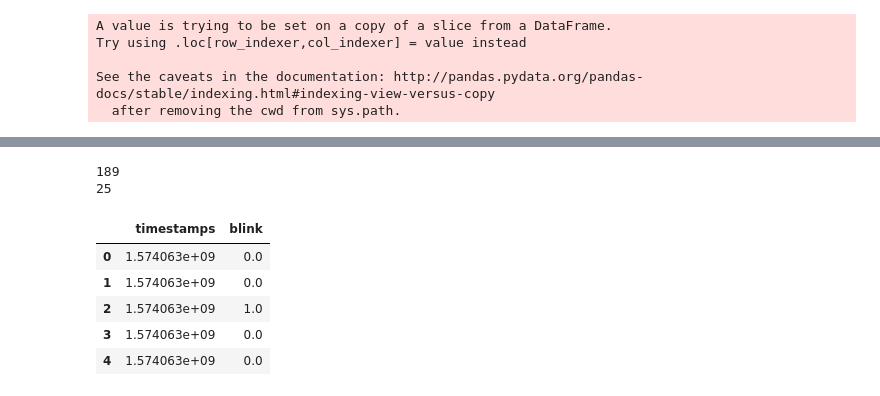
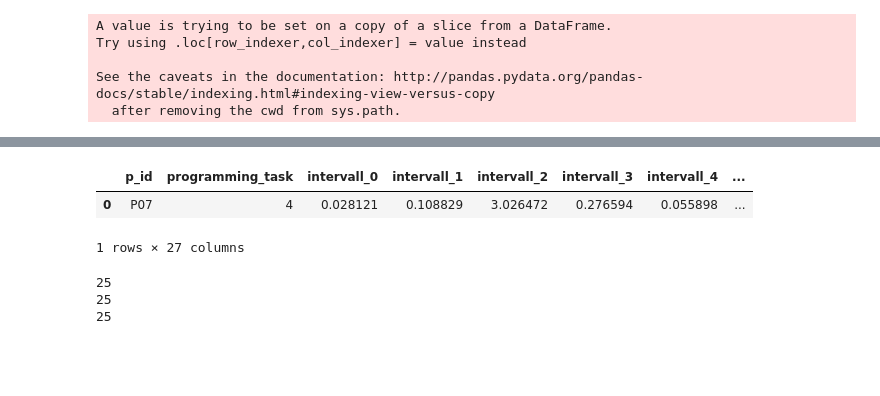
Before and after one commit to kathriwa/HASE19_Music_Project, a Jupyter notebook: eeg_analysis.ipynb, the cells around one changed output, grey strips where cells are left out. Drawn from its saved outputs; the diff is of its cells as text; code cells hidden in the pictures; blank space fills up the shorter version.

```diff
--- a/eeg_analysis.ipynb
+++ b/eeg_analysis.ipynb
@@ -194,3 +196,12 @@ df_10_secs.head()
 | 2 | 157406469 | 0.367342 | -0.688120 | -0.274891 | 0.406059 | 0.437173 | ... |
 | 3 | 157406470 | 0.053519 | -0.976816 | -0.452674 | -0.094637 | 0.275062 | ... |
 | 4 | 157406471 | 0.132851 | -0.560596 | -0.199114 | 0.011863 | 0.107965 | ... |
+# %%
+# avg values of sensors and compute tdi and tei
+theta = df_10_secs[['theta_absolute_1', 'theta_absolute_2', 'theta_absolute_3', 'theta_absolute_4']].mean(axis=1)
+alpha = df_10_secs[['alpha_absolute_1', 'alpha_absolute_2', 'alpha_absolute_3', 'alpha_absolute_4']].mean(axis=1)
+beta = df_10_secs[['beta_absolute_1', 'beta_absolute_2', 'beta_absolute_3', 'beta_absolute_4']].mean(axis=1)
+# %%
+tei = beta / (alpha + theta)
+tdi = theta / (alpha + beta)
+tdi
@@ -196,0 +246,9 @@ df_10_secs.head()
+# %%
+df_cols = ['p_id', 'programming_task', 'music_cond'] + ['intervall_' + str(i) for i in range(len(tei))]
+tei_frame_prog = pd.DataFrame([[p_id, task] + tei.values.tolist()],
+                              columns=df_cols)
+tei_frame_prog
+# %% [output]
+|  | p_id | programming_task | intervall_0 | intervall_1 | intervall_2 | intervall_3 | intervall_4 | ... |
+| 0 | P07 | 4 | 0.028121 | 0.108829 | 3.026472 | 0.276594 | 0.055898 | ... |
+1 rows × 27 columns
@@ -197,16 +257,8 @@ df_10_secs.head()
 # %%
-print(len(grouped_df))
+print(len(alpha))
+print(len(tdi))
 print(len(df_10_secs))
 # %% [output]
-189
 25
+25
+25
-# %%
-df_blink = df[[cols[0], cols[-1]]].dropna().reset_index(drop=True)
-df_blink.head()
-# %% [output]
-|  | timestamps | blink |
-| 0 | 1.574063e+09 | 0.0 |
-| 1 | 1.574063e+09 | 0.0 |
-| 2 | 1.574063e+09 | 1.0 |
-| 3 | 1.574063e+09 | 0.0 |
-| 4 | 1.574063e+09 | 0.0 |
```
Also changed, not shown: parts of 14 cells of this notebook.
